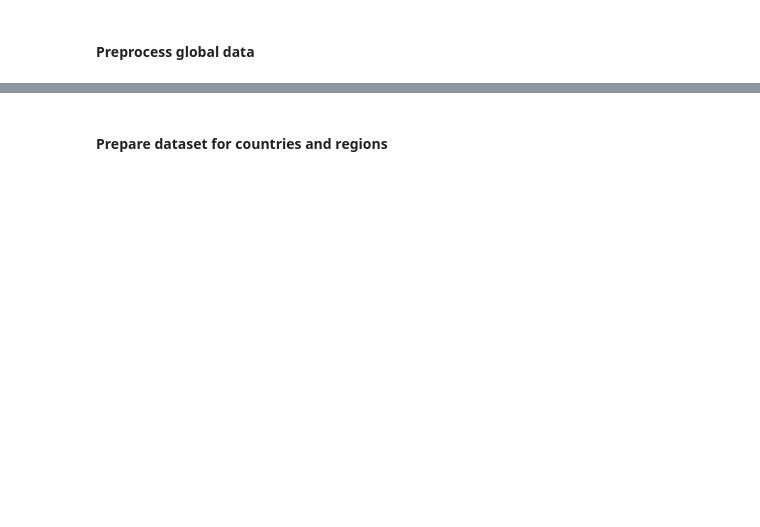
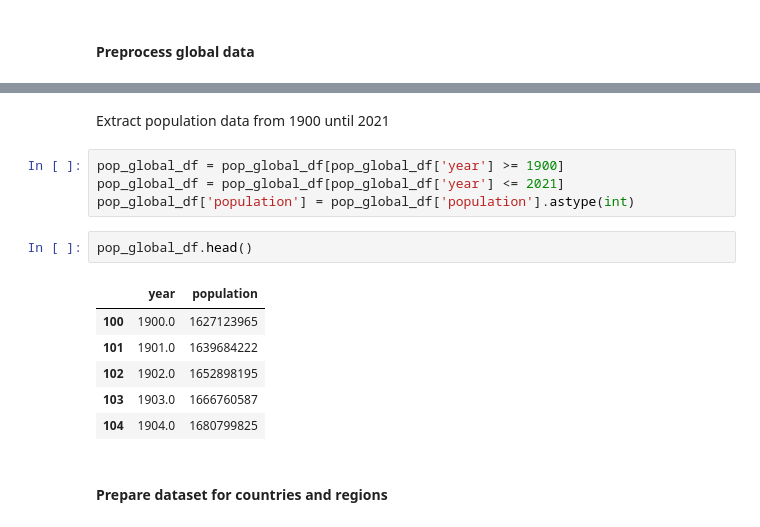
Before and after one commit to lukiwieser/natural-disasters-and-climate-change, a Jupyter notebook: main.ipynb, the cells around one changed output, grey strips where cells are left out. Drawn from its saved outputs; the diff is of its cells as text; blank space fills up the shorter version.

```diff
--- a/main.ipynb
+++ b/main.ipynb
@@ -588,2 +718,17 @@ print(pop_global_df)
+# %% [markdown]
+Extract population data from 1900 until 2021
+# %%
+pop_global_df = pop_global_df[pop_global_df['year'] >= 1900]
+pop_global_df = pop_global_df[pop_global_df['year'] <= 2021]
+pop_global_df['population'] = pop_global_df['population'].astype(int)
+# %%
+pop_global_df.head()
+# %% [output]
+|  | year | population |
+| 100 | 1900.0 | 1627123965 |
+| 101 | 1901.0 | 1639684222 |
+| 102 | 1902.0 | 1652898195 |
+| 103 | 1903.0 | 1666760587 |
+| 104 | 1904.0 | 1680799825 |
 # %% [markdown]
 #### Prepare dataset for countries and regions
```
Also changed, not shown: parts of 192 cells of this notebook.
